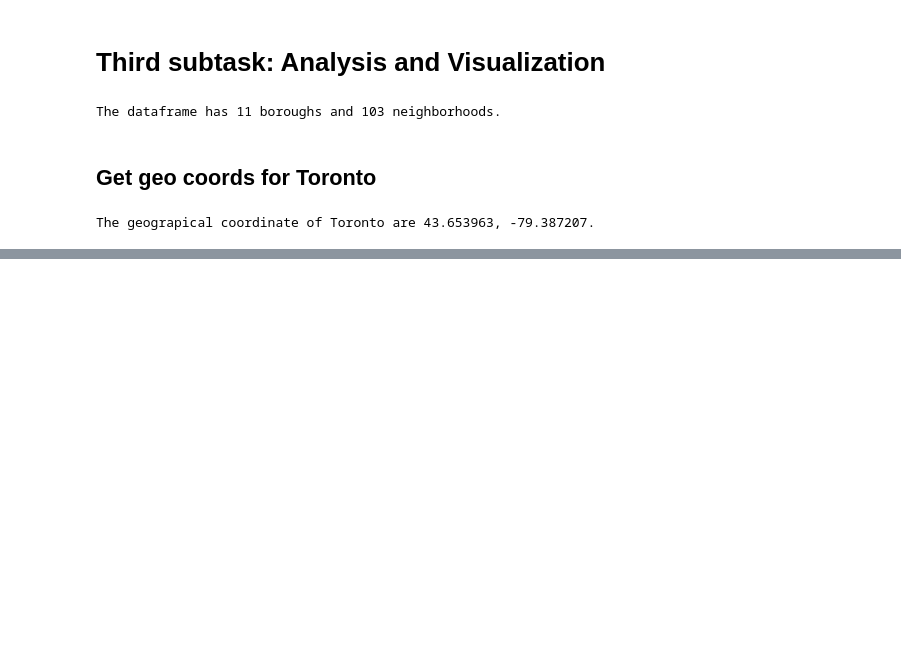
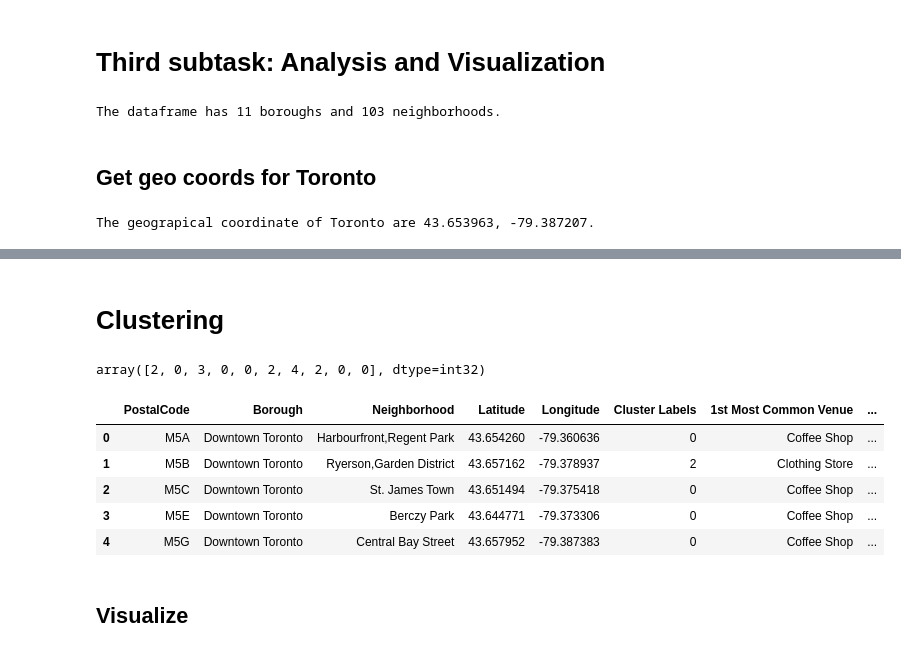
Before and after one commit to bakytn/Coursera_Capstone, a Jupyter notebook: ads_capstone_week3.ipynb, the cells around one changed output, grey strips where cells are left out. Cells and saved outputs as stored; diff of their text form; code cells hidden in the pictures; blank space fills up the shorter version.

```diff
--- a/ads_capstone_week3.ipynb
+++ b/ads_capstone_week3.ipynb
@@ -157,0 +499,34 @@ map_toronto
+# %% [markdown]
+# Clustering
+# %%
+# set number of clusters
+kclusters = 5
+
+grouped_clustering = grouped.drop('Neighborhood', 1)
+
+# run k-means clustering
+kmeans = KMeans(n_clusters=kclusters, random_state=0).fit(grouped_clustering)
+
+# check cluster labels generated for each row in the dataframe
+kmeans.labels_[0:10]
+# %% [output]
+array([2, 0, 3, 0, 0, 2, 4, 2, 0, 0], dtype=int32)
+# %%
+# add clustering labels
+neighborhoods_venues_sorted.insert(0, 'Cluster Labels', kmeans.labels_)
+
+merged = dttoronto_data
+
+# merge toronto_grouped with toronto_data to add latitude/longitude for each neighborhood
+merged = merged.join(neighborhoods_venues_sorted.set_index('Neighborhood'), on='Neighborhood')
+
+merged.head() # check the last columns!
+# %% [output]
+|  | PostalCode | Borough | Neighborhood | Latitude | Longitude | Cluster Labels | 1st Most Common Venue | ... |
+| 0 | M5A | Downtown Toronto | Harbourfront,Regent Park | 43.654260 | -79.360636 | 0 | Coffee Shop | ... |
+| 1 | M5B | Downtown Toronto | Ryerson,Garden District | 43.657162 | -79.378937 | 2 | Clothing Store | ... |
+| 2 | M5C | Downtown Toronto | St. James Town | 43.651494 | -79.375418 | 0 | Coffee Shop | ... |
+| 3 | M5E | Downtown Toronto | Berczy Park | 43.644771 | -79.373306 | 0 | Coffee Shop | ... |
+| 4 | M5G | Downtown Toronto | Central Bay Street | 43.657952 | -79.387383 | 0 | Coffee Shop | ... |
+# %% [markdown]
+## Visualize
```
Also changed, not shown: parts of 28 cells of this notebook.
